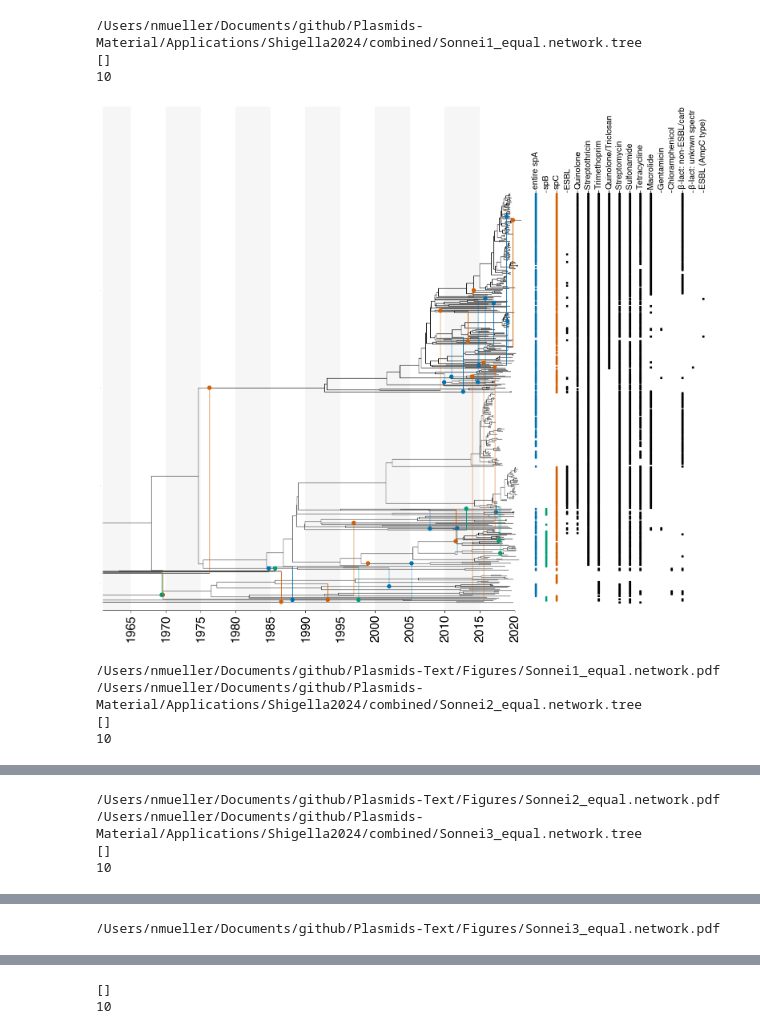
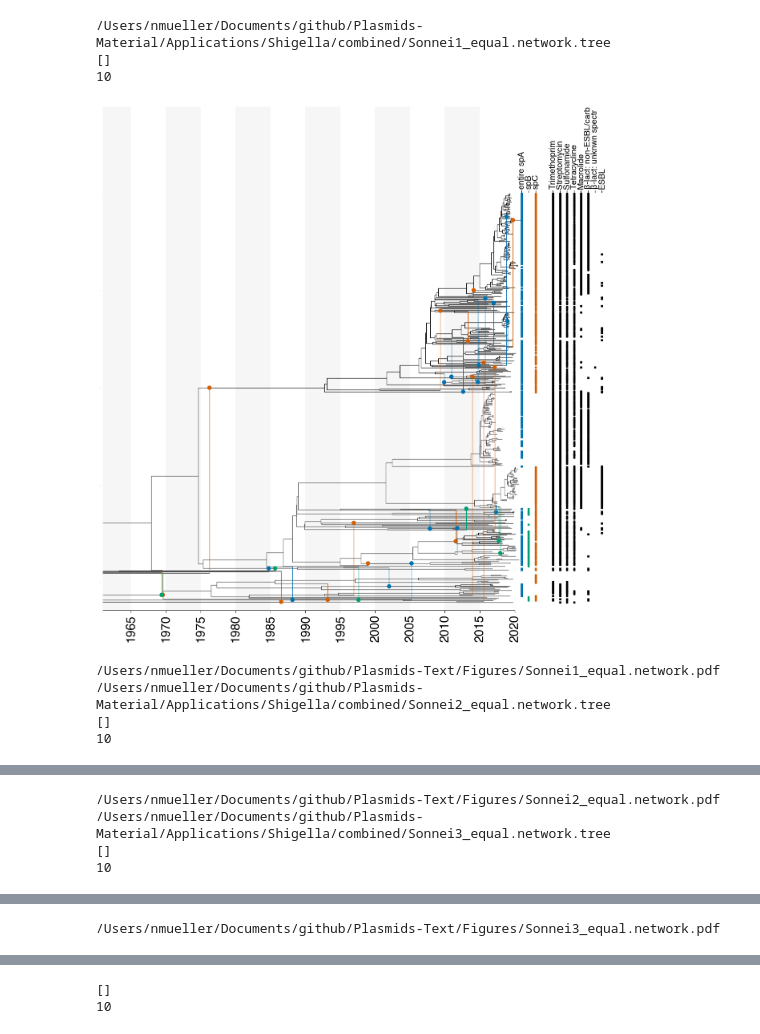
Before and after one commit to nicfel/Plasmids-Material, a Jupyter notebook: Applications/Shigella/visualisation_code/plasmid_vis.ipynb, the cells around one changed output, grey strips where cells are left out. Saved outputs shown, nothing was run; the diff lists cells and outputs as text; code cells hidden in the pictures.

```diff
--- a/Applications/Shigella/visualisation_code/plasmid_vis.ipynb
+++ b/Applications/Shigella/visualisation_code/plasmid_vis.ipynb
@@ -23,7 +23,7 @@ sys.path.append('/Users/nmueller/Documents/github/Plasmids-Material/Applications
 import baltic_bacter as bt
 # %%
 # File path
-fname = '/Users/nmueller/Documents/github/Plasmids-Material/Applications/Shigella2024/Sonnei_FullData_03052024_susbset14052024.txt'
+fname = '/Users/nmueller/Documents/github/Plasmids-Material/Applications/Shigella/Sonnei_FullData_03052024_susbset14052024.txt'
 
 # Reading the TSV file into a pandas DataFrame
 df = pd.read_csv(fname, sep='\t')
@@ -42,6 +42,20 @@ resitance_genes_text = ['lalal','ESBL', 'Quinolone', 'Streptothricin', 'Trimetho
     'Macrolide', 'Gentamicin', 'Chloramphenicol',
     'β-lact: non-ESBL/carb',
     'β-lact: unknwn spectr', 'ESBL (AmpC type)']
+
+resitance_genes_text = ['Trimethoprim',
+    'Streptomycin', 'Sulfonamide', 'Tetracycline',
+    'Macrolide',
+    'β-lact: non-ESBL/carb',
+    'β-lact: unknwn spectr', 'ESBL', 'ESBL (AmpC type)']
+
+resitance_genes_position = [0,1,2,3,4,5,6,7,7]
+
+resitance_genes_header = ([ 'Trimethoprim',
+       'Streptomycin', 'Sulfonamide', 'Tetracycline',
+       'Macrolide',
+       'Beta-lactamase (not ESBL or carbapenemase)',
+       'Beta-lactamase (unknown spectrum)', 'ESBL', 'ESBL (AmpC type)'])
 # %%
 import pandas as pd
 
@@ -82,7 +96,7 @@ linewidth=1
 spA_name = ['entire spA','strAB + sul + flanking', 'AMR genes only']
 cc=0
 for v in virus:
-    path='/Users/nmueller/Documents/github/Plasmids-Material/Applications/Shigella2024/combined/'
+    path='/Users/nmueller/Documents/github/Plasmids-Material/Applications/Shigella/combined/'
     # make file name of type 'Sonnei1_equal.network.tree'
     fname = v + '.network.tree'
 
@@ -155,14 +169,15 @@ for v in virus:
             # plot the presence/absence of a plasmid as a square
             for i in range(2, len(segments)):
                 if i in k.traits['segments']:  # Checking if segment index is in the segments trait
-                    ax.scatter(2020 + i*1.5, y, s=5,marker='s',facecolor=colours[segments[i]], zorder=3)  # Corrected color name to 'black'
+                    ax.scatter(2019 + i*1, y, s=5,marker='s',facecolor=colours[segments[i]], zorder=3)  # Corrected color name to 'black'
             # find the index for the row colum 1 that is =k.numName in df
             index = df[df['Isolate'] == k.numName].index[0]
             # loop over all resitance genes
-            for i in range(1, len(resitance_genes)):
+            for i in range(0, len(resitance_genes_text)):
                 # check if is nan
-                if not pd.isna(df.iloc[index][resitance_genes[i]]):
-                    ax.scatter(2020 + 6 + i*1.5, y, s=5,marker='s',facecolor='black', zorder=3)
+                if not pd.isna(df.iloc[index][resitance_genes_header[i]]):
+                    position = resitance_genes_position[i]
+                    ax.scatter(2019 + 6.5 + position*1, y, s=5,marker='s',facecolor='black', zorder=3)
 
         elif isinstance(k,bt.reticulation): ## dealing with reassortant branch
             #if posteriorCutoff(k): ## passes posterior threshold
@@ -190,48 +205,48 @@ for v in virus:
     for i in range(2, len(segments)):
         # define height as the modulo of i divided by 3
         height = (i-1) % 3  * 5 + 3
-        ax.plot([2020 + i*1.5, 2020 + i*1.5], [-0.25,-2.25], color='k', lw=1, solid_capstyle='round')
+        ax.plot([2019 + i*1, 2019 + i*1], [-0.25,-2.25], color='k', lw=1, solid_capstyle='round')
         if i==2:
             # use spA_name for the first segment, depending on c
-            ax.text(2020 + i*1.5, -4, spA_name[cc], ha="center", va="bottom", clip_on=True, fontsize=15, rotation=90)
+            ax.text(2019 + i*1, -4, spA_name[cc], ha="center", va="bottom", clip_on=True, fontsize=15, rotation=90)
         else:
-            ax.text(2020 +  i*1.5, -4, segment_name[i], ha="center", va="bottom", clip_on=True, fontsize=15, rotation=90)
+            ax.text(2019 +  i*1, -4, segment_name[i], ha="center", va="bottom", clip_on=True, fontsize=15, rotation=90)
 
     # add the resistance genes
-    for i in range(1, len(resitance_genes)):
-        ax.plot([2020 + 6 + i*1.5, 2020 + 6 + i*1.5], [-0.25,-2.25], color='k', lw=1, solid_capstyle='round')
+    for i in range(0, len(resitance_genes_text)-1):
+        ax.plot([2019 + 6.5 + i*1, 2019 + 6.5 + i*1], [-0.25,-2.25], color='k', lw=1, solid_capstyle='round')
 
-        ax.text(2020 + 6 + i*1.5, -4, resitance_genes_text[i], ha="center", va="bottom", clip_on=True, fontsize=15, rotation=90)
+        ax.text(2019 + 6.5 + i*1, -4, resitance_genes_text[i], ha="center", va="bottom", clip_on=True, fontsize=15, rotation=90)
 
     x_ticks = np.arange(1960, 2021, 5)  # Example: Ticks every 5 years from 1971 to 2027
     ax.set_xticks(x_ticks)
     ax.set_xticklabels(x_ticks, rotation=90, ha="center")
 
 
     ax.tick_params(axis='y',size=0,labelsize=0)
     # ax.tick_params(axis='x', size=0, labelsize=28, rotation=90)
     ax.set_ylim(ll.ySpan*1.01,-ll.ySpan*0.208)
     ax.set_xlim(1961,2050)
 
     ax.spines['bottom'].set_visible(False)
 
     # Draw a custom horizontal line for the x-axis between 1970 and 2020
     ax.hlines(y=ll.ySpan*1.009, xmin=1950, xmax=2020, colors='k', linestyles='-', lw=1)
 
 
     plt.show()
 
     figname =  '/Users/nmueller/Documents/github/Plasmids-Text/Figures/' + v + '.network.pdf'
     print(figname)
     fig.savefig(figname, bbox_inches='tight')
     plt.close(fig)
     cc+=1
 # %% [output]
-/Users/nmueller/Documents/github/Plasmids-Material/Applications/Shigella2024/combined/Sonnei1_equal.network.tree
+/Users/nmueller/Documents/github/Plasmids-Material/Applications/Shigella/combined/Sonnei1_equal.network.tree
 []
 10
-[figure, old version]
+[figure, new version]
 /Users/nmueller/Documents/github/Plasmids-Text/Figures/Sonnei1_equal.network.pdf
-/Users/nmueller/Documents/github/Plasmids-Material/Applications/Shigella2024/combined/Sonnei2_equal.network.tree
+/Users/nmueller/Documents/github/Plasmids-Material/Applications/Shigella/combined/Sonnei2_equal.network.tree
 []
 10
@@ -239,4 +254,4 @@ for v in virus:
 /Users/nmueller/Documents/github/Plasmids-Text/Figures/Sonnei2_equal.network.pdf
-/Users/nmueller/Documents/github/Plasmids-Material/Applications/Shigella2024/combined/Sonnei3_equal.network.tree
+/Users/nmueller/Documents/github/Plasmids-Material/Applications/Shigella/combined/Sonnei3_equal.network.tree
 []
 10
```
Also changed, not shown: parts of 5 cells of this notebook, 16 other files.
